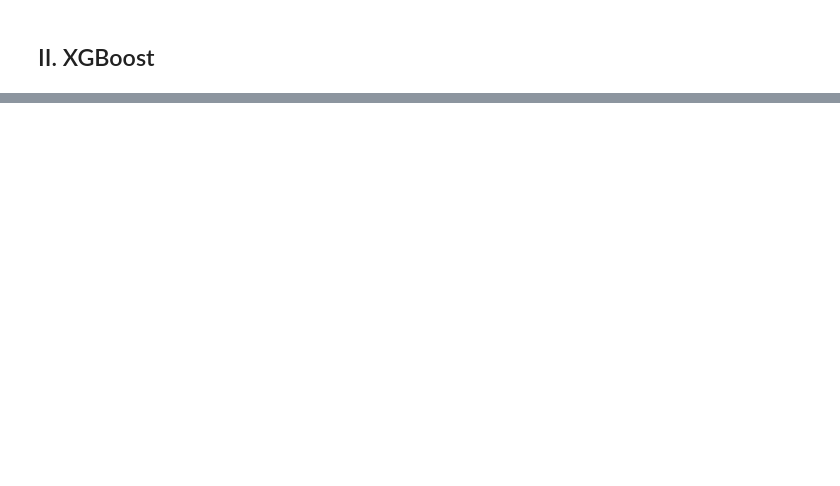
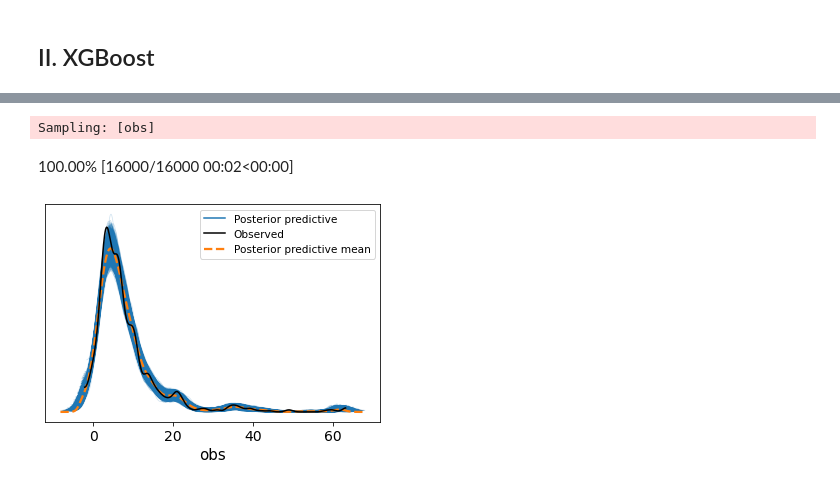
Before and after one commit to xxtofff/ML-Projects, a Jupyter notebook: notebooks/inflation_forecasting.ipynb, the cells around one changed output, grey strips where cells are left out. Cells and saved outputs as stored; diff of their text form; code cells hidden in the pictures; blank space fills up the shorter version.

```diff
--- a/notebooks/inflation_forecasting.ipynb
+++ b/notebooks/inflation_forecasting.ipynb
@@ -412,0 +617,30 @@ June inflation: 6.99%
+# %%
+bayes_df = full_inf[['InflationRate']].copy()
+
+for lag in range(1, 13):
+    bayes_df[f'lag_{lag}'] = bayes_df['InflationRate'].shift(lag)
+
+bayes_df = bayes_df.dropna()
+
+months_inc = 24
+
+train_df = bayes_df.iloc[:-months_inc]
+test_df = bayes_df.iloc[-months_inc:]
+
+X_train = train_df[[f'lag_{i}' for i in range(1, 13)]].values
+y_train = train_df['InflationRate'].values
+
+X_test = test_df[[f'lag_{i}' for i in range(1, 13)]].values
+y_test = test_df['InflationRate'].values
+
+with pm.Model() as inflation_model:
+
+    alpha = pm.Normal("alpha", mu=0, sigma=10)
+    beta = pm.Normal("beta", mu=0, sigma=5, shape=12)
+    sigma = pm.HalfNormal("sigma", sigma=5)
+
+    mu = alpha + pm.math.dot(X_train, beta)
+
+    obs = pm.Normal("obs", mu=mu, sigma=sigma, observed=y_train)
+
+    trace = pm.sample(draws=4000, tune=2000, chains=4, target_accept=0.95, cores=4, random_seed=420)
@@ -412,0 +678,10 @@ June inflation: 6.99%
+# %%
+with inflation_model:
+    ppc = pm.sample_posterior_predictive(trace, random_seed=420)
+
+az.plot_ppc(ppc)
+plt.show()
+# %% [output]
+Sampling: [obs]
+100.00% [16000/16000 00:02<00:00]
+[figure, added]
```
Also changed, not shown: parts of 43 cells of this notebook.
